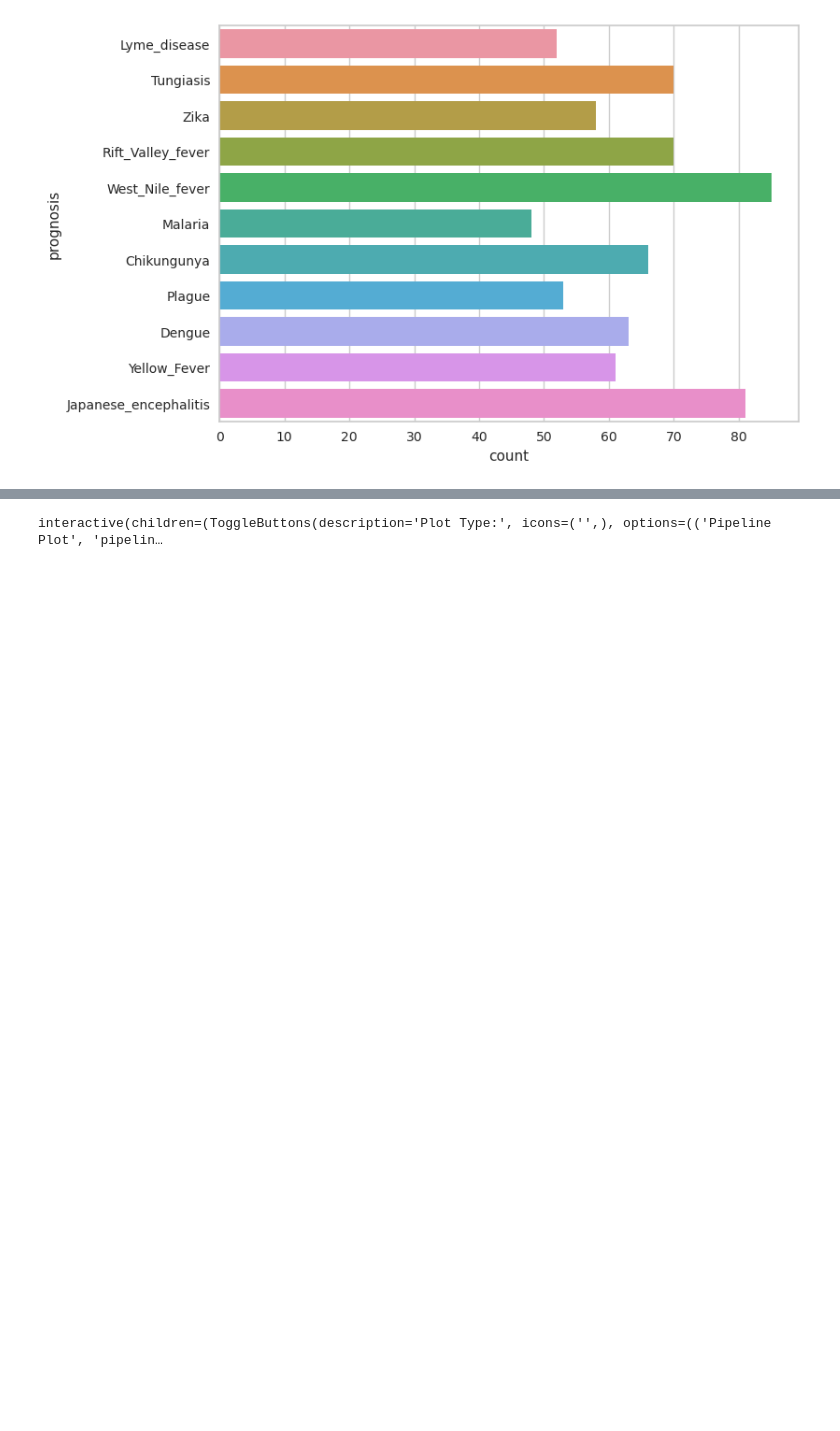
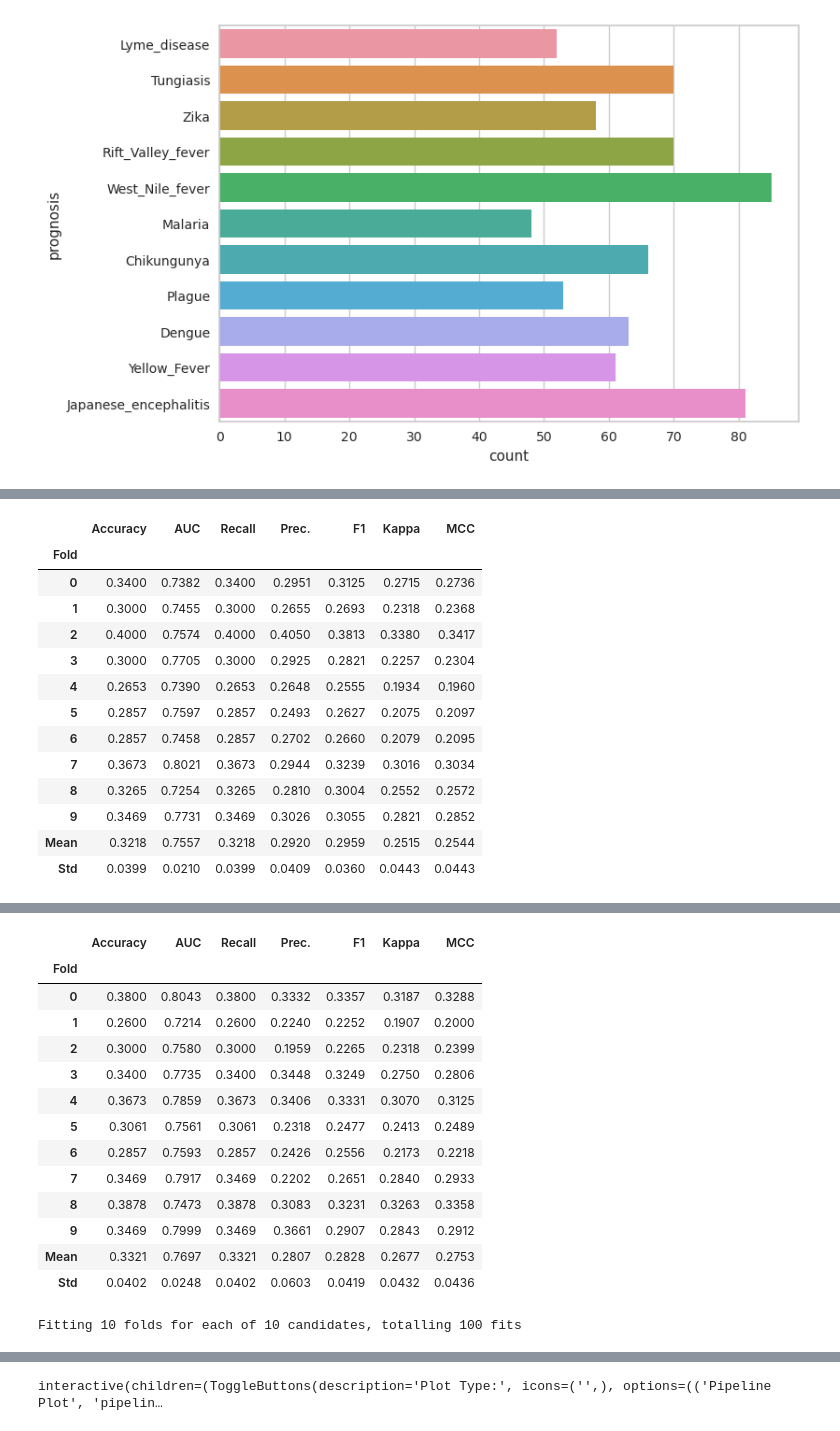
Before and after one commit to JuanDa14Sa/Borne-Disease-Multiclass-classification, a Jupyter notebook: borne-disease-multiclass-classification.ipynb, the cells around one changed output, grey strips where cells are left out. Cells and saved outputs as stored; diff of their text form; code cells hidden in the pictures; blank space fills up the shorter version.

```diff
--- a/borne-disease-multiclass-classification.ipynb
+++ b/borne-disease-multiclass-classification.ipynb
@@ -187,0 +162,4 @@ Fitting 10 folds for each of 10 candidates, totalling 100 fits
+# %%
+rf = create_model('rf')
+rf_tunned = tune_model(rf)
+# %% [output]
@@ -187,0 +167,14 @@ Fitting 10 folds for each of 10 candidates, totalling 100 fits
+|  | Accuracy | AUC | Recall | Prec. | F1 | Kappa | MCC |
+| Fold |  |  |  |  |  |  |  |
+| 0 | 0.3400 | 0.7382 | 0.3400 | 0.2951 | 0.3125 | 0.2715 | 0.2736 |
+| 1 | 0.3000 | 0.7455 | 0.3000 | 0.2655 | 0.2693 | 0.2318 | 0.2368 |
+| 2 | 0.4000 | 0.7574 | 0.4000 | 0.4050 | 0.3813 | 0.3380 | 0.3417 |
+| 3 | 0.3000 | 0.7705 | 0.3000 | 0.2925 | 0.2821 | 0.2257 | 0.2304 |
+| 4 | 0.2653 | 0.7390 | 0.2653 | 0.2648 | 0.2555 | 0.1934 | 0.1960 |
+| 5 | 0.2857 | 0.7597 | 0.2857 | 0.2493 | 0.2627 | 0.2075 | 0.2097 |
+| 6 | 0.2857 | 0.7458 | 0.2857 | 0.2702 | 0.2660 | 0.2079 | 0.2095 |
+| 7 | 0.3673 | 0.8021 | 0.3673 | 0.2944 | 0.3239 | 0.3016 | 0.3034 |
+| 8 | 0.3265 | 0.7254 | 0.3265 | 0.2810 | 0.3004 | 0.2552 | 0.2572 |
+| 9 | 0.3469 | 0.7731 | 0.3469 | 0.3026 | 0.3055 | 0.2821 | 0.2852 |
+| Mean | 0.3218 | 0.7557 | 0.3218 | 0.2920 | 0.2959 | 0.2515 | 0.2544 |
+| Std | 0.0399 | 0.0210 | 0.0399 | 0.0409 | 0.0360 | 0.0443 | 0.0443 |
@@ -187,0 +182,15 @@ Fitting 10 folds for each of 10 candidates, totalling 100 fits
+|  | Accuracy | AUC | Recall | Prec. | F1 | Kappa | MCC |
+| Fold |  |  |  |  |  |  |  |
+| 0 | 0.3800 | 0.8043 | 0.3800 | 0.3332 | 0.3357 | 0.3187 | 0.3288 |
+| 1 | 0.2600 | 0.7214 | 0.2600 | 0.2240 | 0.2252 | 0.1907 | 0.2000 |
+| 2 | 0.3000 | 0.7580 | 0.3000 | 0.1959 | 0.2265 | 0.2318 | 0.2399 |
+| 3 | 0.3400 | 0.7735 | 0.3400 | 0.3448 | 0.3249 | 0.2750 | 0.2806 |
+| 4 | 0.3673 | 0.7859 | 0.3673 | 0.3406 | 0.3331 | 0.3070 | 0.3125 |
+| 5 | 0.3061 | 0.7561 | 0.3061 | 0.2318 | 0.2477 | 0.2413 | 0.2489 |
+| 6 | 0.2857 | 0.7593 | 0.2857 | 0.2426 | 0.2556 | 0.2173 | 0.2218 |
+| 7 | 0.3469 | 0.7917 | 0.3469 | 0.2202 | 0.2651 | 0.2840 | 0.2933 |
+| 8 | 0.3878 | 0.7473 | 0.3878 | 0.3083 | 0.3231 | 0.3263 | 0.3358 |
+| 9 | 0.3469 | 0.7999 | 0.3469 | 0.3661 | 0.2907 | 0.2843 | 0.2912 |
+| Mean | 0.3321 | 0.7697 | 0.3321 | 0.2807 | 0.2828 | 0.2677 | 0.2753 |
+| Std | 0.0402 | 0.0248 | 0.0402 | 0.0603 | 0.0419 | 0.0432 | 0.0436 |
+Fitting 10 folds for each of 10 candidates, totalling 100 fits
```
Also changed, not shown: parts of 13 cells of this notebook.
